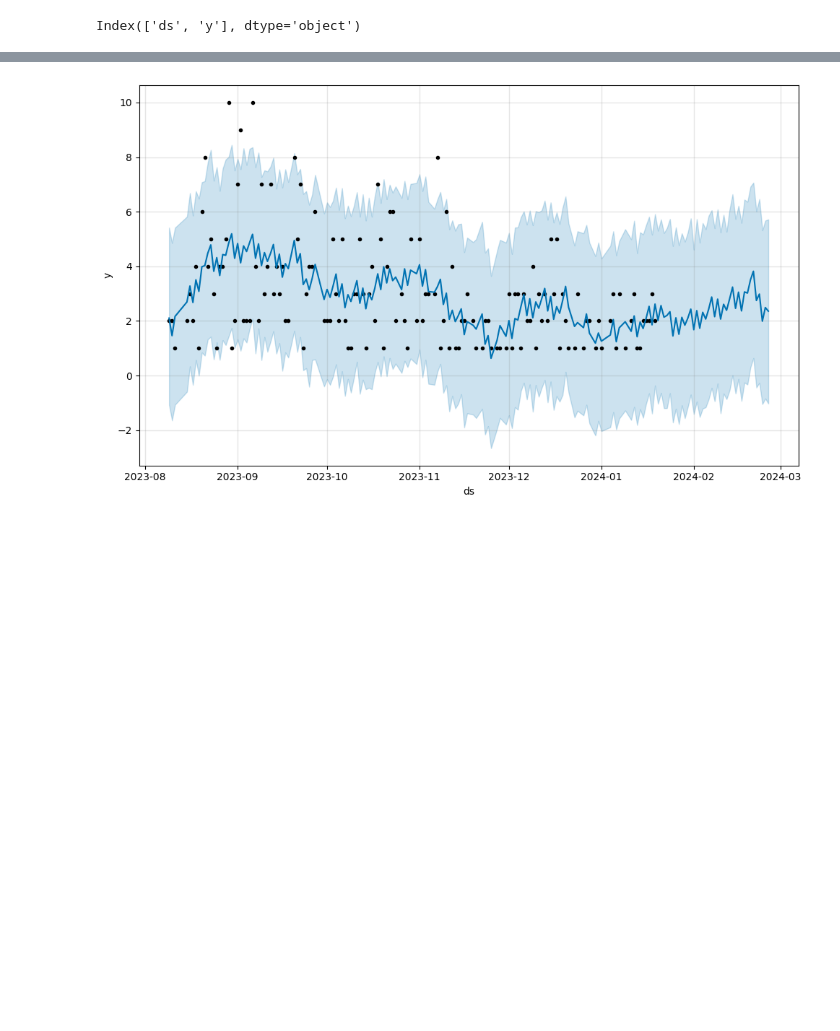
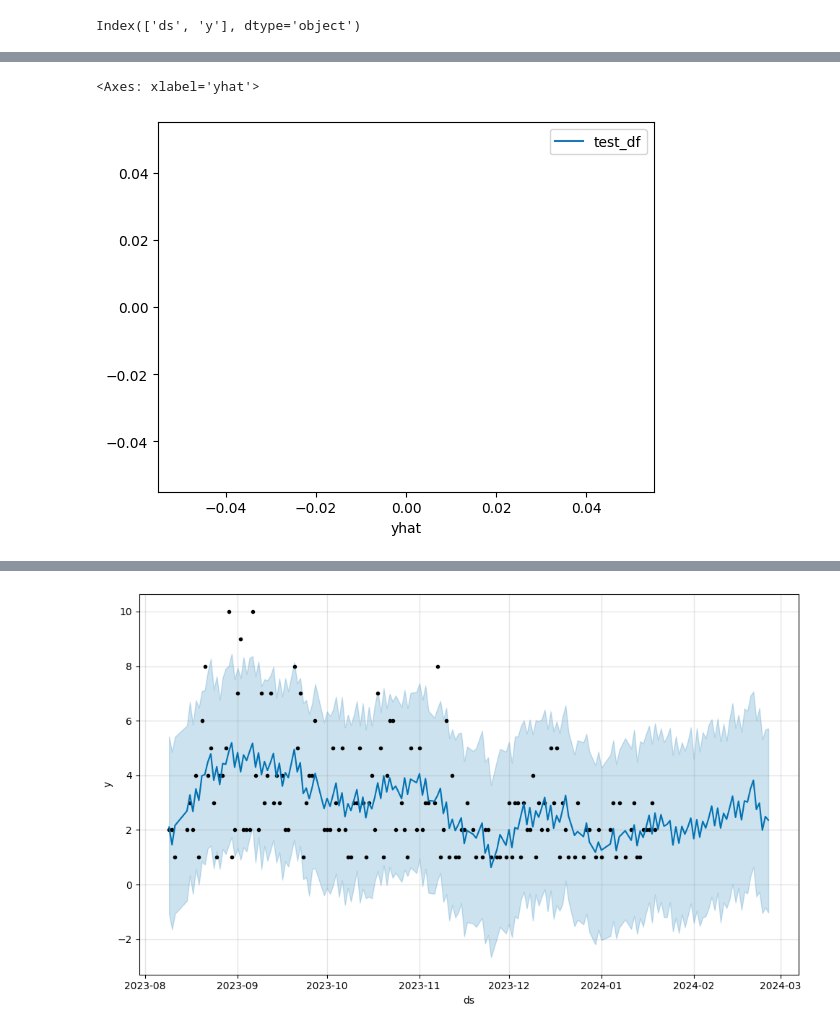
Before and after one commit to ilovedata6/Crime-TimeSeries-Forecasting, a Jupyter notebook: timeseriesv1.ipynb, the cells around one changed output, grey strips where cells are left out. Saved outputs shown, nothing was run; the diff lists cells and outputs as text; code cells hidden in the pictures; blank space fills up the shorter version.

```diff
--- a/timeseriesv1.ipynb
+++ b/timeseriesv1.ipynb
@@ -162,3 +238,8 @@ test_data_fcst
+# %%
+test_data_fcst.plot(x='yhat',y='test_df')
+# %% [output]
+<Axes: xlabel='yhat'>
+[figure, added]
 # %%
 # Initialize model
 m = Prophet(interval_width=0.95, yearly_seasonality=True, weekly_seasonality=True,daily_seasonality=True)
```
Also changed, not shown: parts of 21 cells of this notebook, 3 other files.
